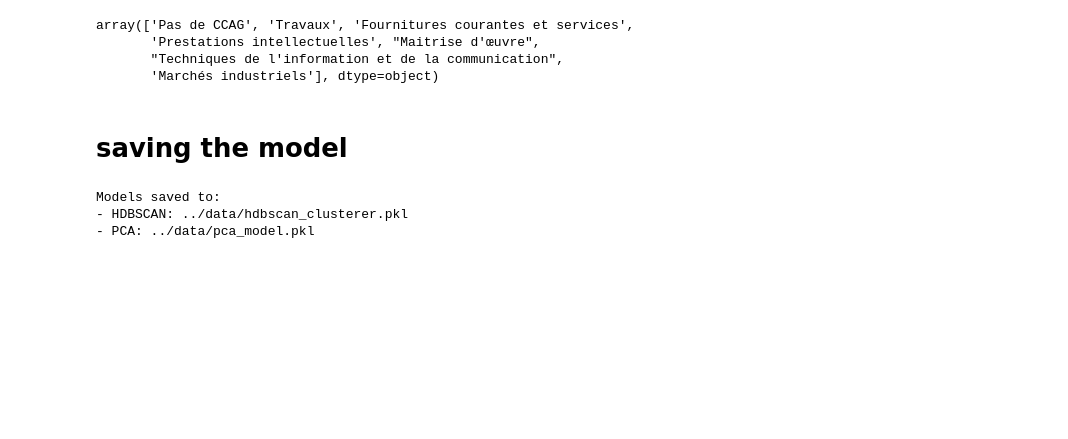
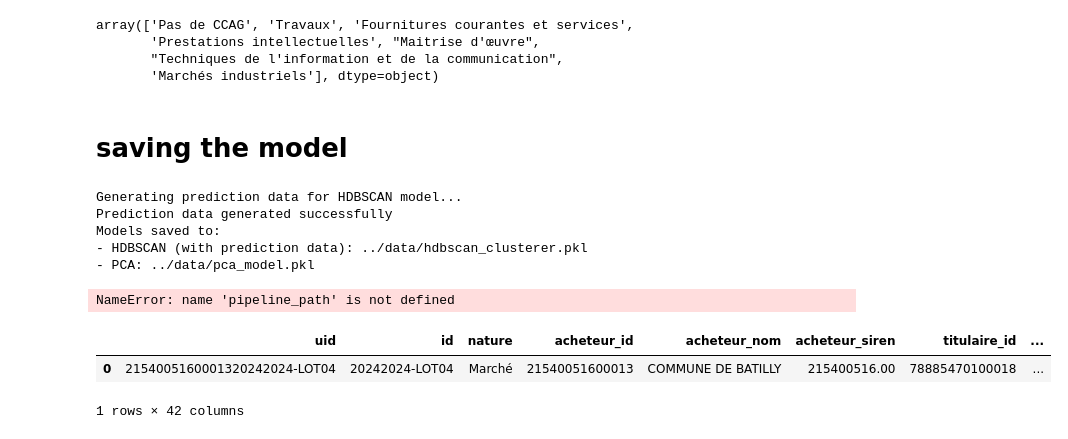
Before and after one commit to RonanB400/decp_ml, a Jupyter notebook: notebooks/LD_marche_sim_HDBSCAN_CPV2_3.ipynb, the cells around one changed output. Saved outputs shown, nothing was run; the diff lists cells and outputs as text; code cells hidden in the pictures; blank space fills up the shorter version.

Commit message:
modif save_pipeline.py

```diff
--- a/notebooks/LD_marche_sim_HDBSCAN_CPV2_3.ipynb
+++ b/notebooks/LD_marche_sim_HDBSCAN_CPV2_3.ipynb
@@ -1207,13 +1207,21 @@ array(['Pas de CCAG', 'Travaux', 'Fournitures courantes et services',
 # saving the model
 # %%
 import pickle
+
+# First, generate prediction data for the HDBSCAN model
+print("Generating prediction data for HDBSCAN model...")
+if not hasattr(clusterer, 'prediction_data_') or clusterer.prediction_data_ is None:
+    clusterer.generate_prediction_data()
+    print("Prediction data generated successfully")
+else:
+    print("Prediction data already exists")
 
 # Define the paths for saving your model components
 hdbscan_model_path = f"{model_save_path}/hdbscan_clusterer.pkl"
 pca_model_path = f"{model_save_path}/pca_model.pkl"
 #pipeline_path = f"{model_save_path}/preprocessing_pipeline.pkl"
 
-# Save the HDBSCAN model
+# Save the HDBSCAN model (now with prediction data)
 with open(hdbscan_model_path, 'wb') as f:
     pickle.dump(clusterer, f)
 
@@ -1221,15 +1229,18 @@ with open(hdbscan_model_path, 'wb') as f:
 with open(pca_model_path, 'wb') as f:
     pickle.dump(pca, f)
 
-# Save the preprocessing pipeline
+# Save the preprocessing pipeline too - uncomment this
 #with open(pipeline_path, 'wb') as f:
 #    pickle.dump(pipeline, f)
 
 print(f"Models saved to:")
-print(f"- HDBSCAN: {hdbscan_model_path}")
+print(f"- HDBSCAN (with prediction data): {hdbscan_model_path}")
 print(f"- PCA: {pca_model_path}")
 #print(f"- Pipeline: {pipeline_path}")
 # %% [output]
+Generating prediction data for HDBSCAN model...
+Prediction data generated successfully
 Models saved to:
-- HDBSCAN: ../data/hdbscan_clusterer.pkl
+- HDBSCAN (with prediction data): ../data/hdbscan_clusterer.pkl
 - PCA: ../data/pca_model.pkl
+NameError: name 'pipeline_path' is not defined
@@ -1235,0 +1279,7 @@ Models saved to:
+# %%
+#premiere ligne de X train
+X_train[0:1]  # Display the first row of X_train
+# %% [output]
+|  | uid | id | nature | acheteur_id | acheteur_nom | acheteur_siren | titulaire_id | ... |
+| 0 | 2154005160001320242024-LOT04 | 20242024-LOT04 | Marché | 21540051600013 | COMMUNE DE BATILLY | 215400516.00 | 78885470100018 | ... |
+1 rows × 42 columns
```
Also changed, not shown: parts of 5 cells of this notebook, 1 other file.
